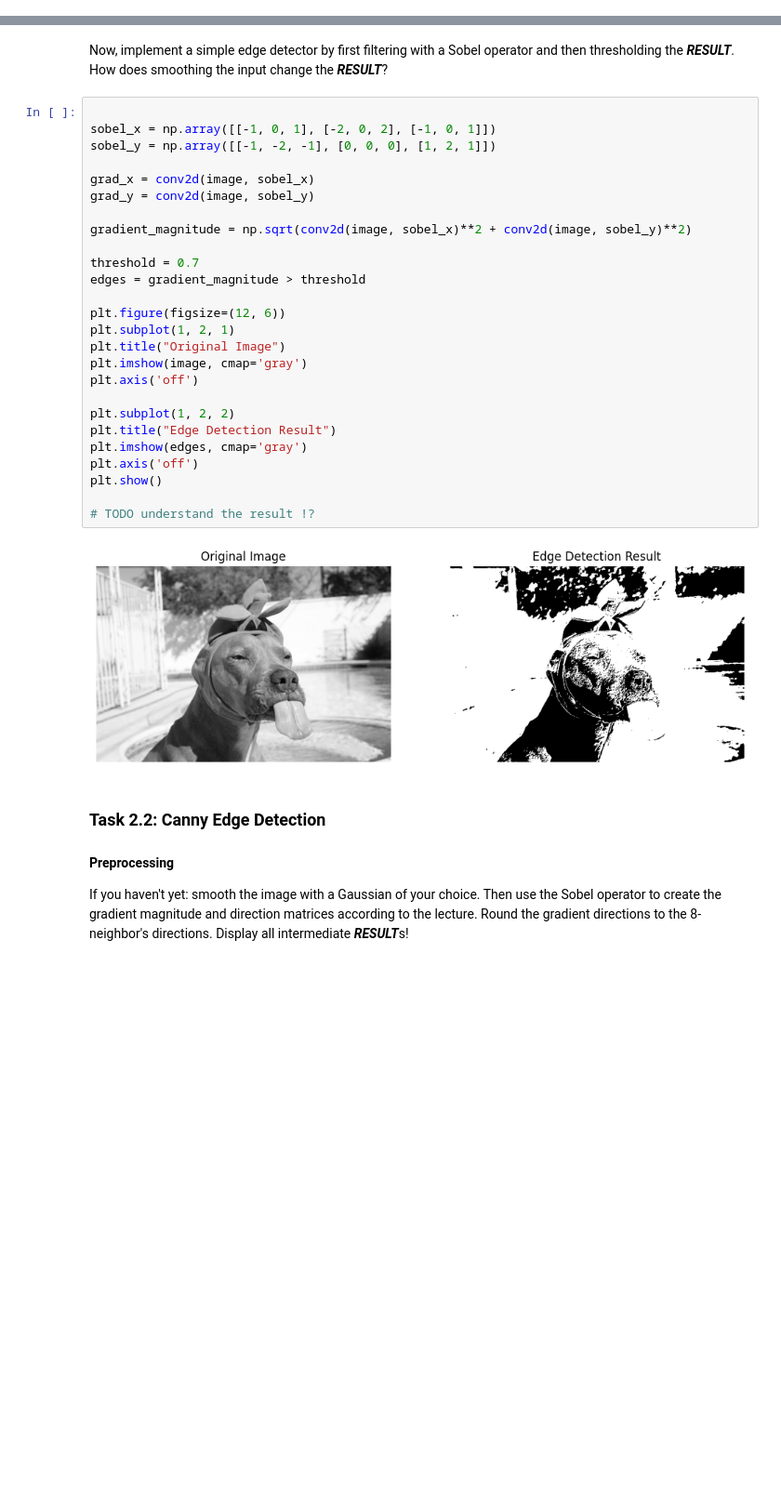
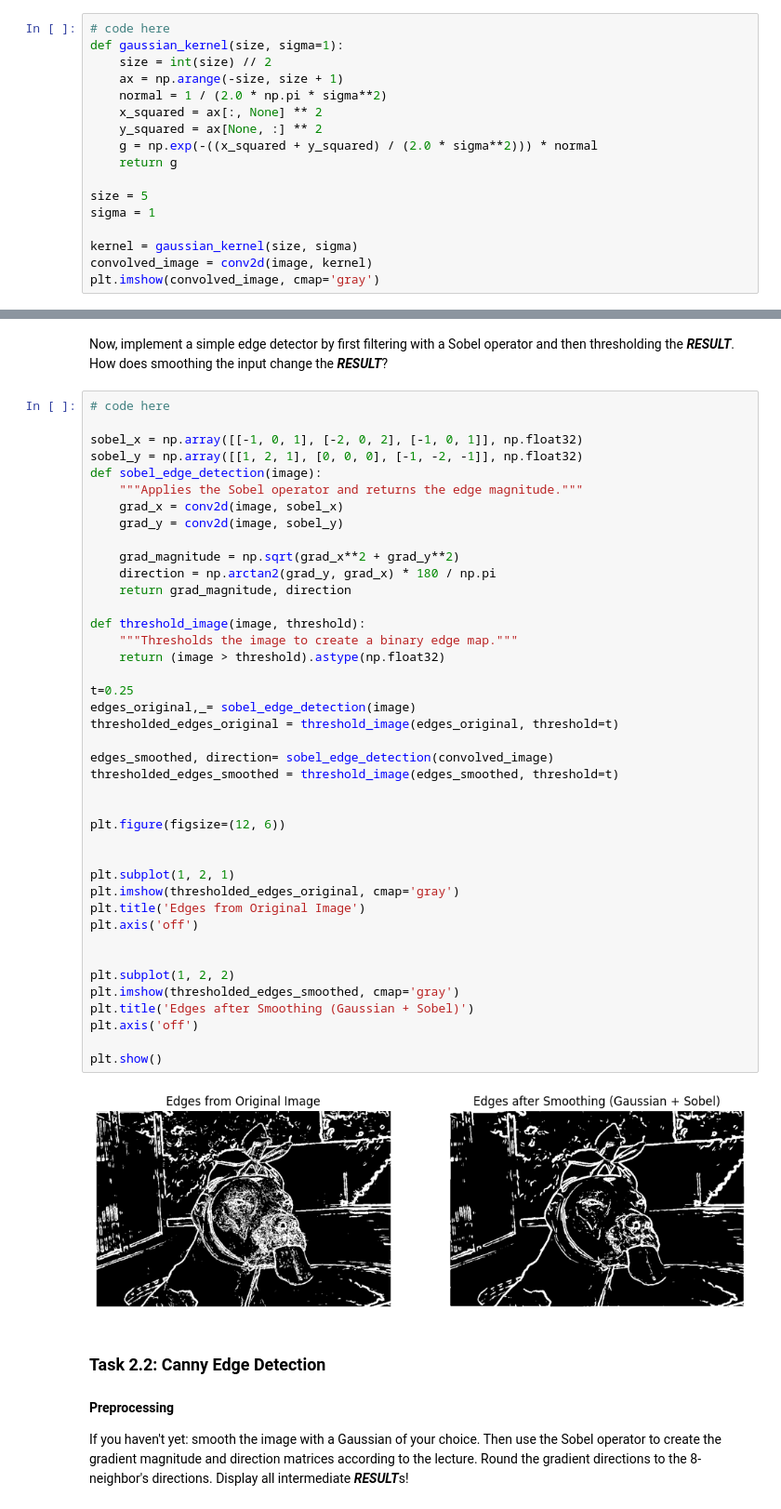
Before and after one commit to DuckDackRun/computer-vision, a Jupyter notebook: assignment02.ipynb, the cells around one changed output, grey strips where cells are left out. Shown at 93% size. Drawn from its saved outputs; the diff is of its cells as text; blank space fills up the shorter version.

```diff
--- a/assignment02.ipynb
+++ b/assignment02.ipynb
@@ -80,0 +51,17 @@ plt.imshow(conv2d(image, gauKernel(20)), cmap='gray')
+# %%
+# code here
+def gaussian_kernel(size, sigma=1):
+    size = int(size) // 2
+    ax = np.arange(-size, size + 1)
+    normal = 1 / (2.0 * np.pi * sigma**2)
+    x_squared = ax[:, None] ** 2
+    y_squared = ax[None, :] ** 2
+    g = np.exp(-((x_squared + y_squared) / (2.0 * sigma**2))) * normal
+    return g
+
+size = 5
+sigma = 1
+
+kernel = gaussian_kernel(size, sigma)
+convolved_image = conv2d(image, kernel)
+plt.imshow(convolved_image, cmap='gray')
@@ -81,33 +71,48 @@ plt.imshow(conv2d(image, gauKernel(20)), cmap='gray')
 # %% [markdown]
 Now, implement a simple edge detector by first filtering with a Sobel operator and then thresholding the ***RESULT***. How does smoothing the input change the ***RESULT***?
 # %%
+# code here
 
-sobel_x = np.array([[-1, 0, 1], [-2, 0, 2], [-1, 0, 1]])
-sobel_y = np.array([[-1, -2, -1], [0, 0, 0], [1, 2, 1]])
+sobel_x = np.array([[-1, 0, 1], [-2, 0, 2], [-1, 0, 1]], np.float32)
+sobel_y = np.array([[1, 2, 1], [0, 0, 0], [-1, -2, -1]], np.float32)
+def sobel_edge_detection(image):
+    """Applies the Sobel operator and returns the edge magnitude."""
+    grad_x = conv2d(image, sobel_x)
+    grad_y = conv2d(image, sobel_y)
 
-grad_x = conv2d(image, sobel_x)
-grad_y = conv2d(image, sobel_y)
+    grad_magnitude = np.sqrt(grad_x**2 + grad_y**2)
+    direction = np.arctan2(grad_y, grad_x) * 180 / np.pi
+    return grad_magnitude, direction
 
-gradient_magnitude = np.sqrt(conv2d(image, sobel_x)**2 + conv2d(image, sobel_y)**2)
+def threshold_image(image, threshold):
+    """Thresholds the image to create a binary edge map."""
+    return (image > threshold).astype(np.float32)
 
-threshold = 0.7
-edges = gradient_magnitude > threshold
+t=0.25
+edges_original,_= sobel_edge_detection(image)
+thresholded_edges_original = threshold_image(edges_original, threshold=t)
+
+edges_smoothed, direction= sobel_edge_detection(convolved_image)
+thresholded_edges_smoothed = threshold_image(edges_smoothed, threshold=t)
+
 
 plt.figure(figsize=(12, 6))
+
+
 plt.subplot(1, 2, 1)
-plt.title("Original Image")
-plt.imshow(image, cmap='gray')
+plt.imshow(thresholded_edges_original, cmap='gray')
+plt.title('Edges from Original Image')
 plt.axis('off')
 
+
 plt.subplot(1, 2, 2)
-plt.title("Edge Detection Result")
-plt.imshow(edges, cmap='gray')
+plt.imshow(thresholded_edges_smoothed, cmap='gray')
+plt.title('Edges after Smoothing (Gaussian + Sobel)')
 plt.axis('off')
+
 plt.show()
-
-# TODO understand the result !?
 # %% [output]
-[figure, old version]
+[figure, new version]
 # %% [markdown]
 ### Task 2.2: Canny Edge Detection
 
```
Also changed, not shown: parts of 13 cells of this notebook, 1 other file.
